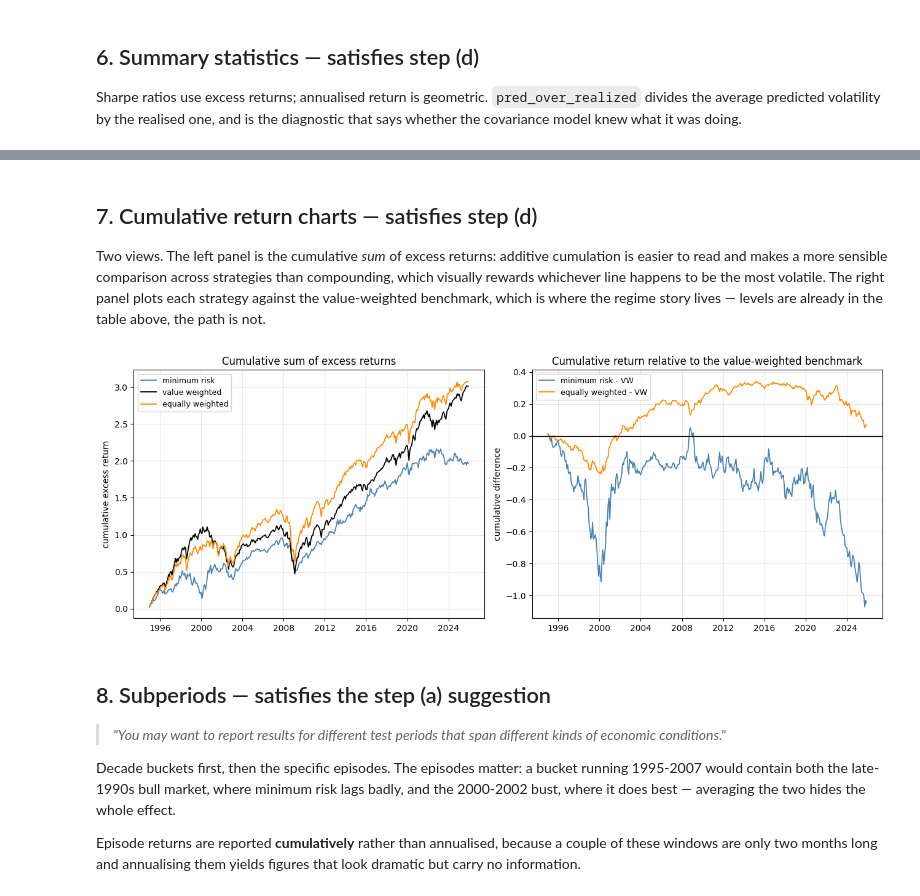
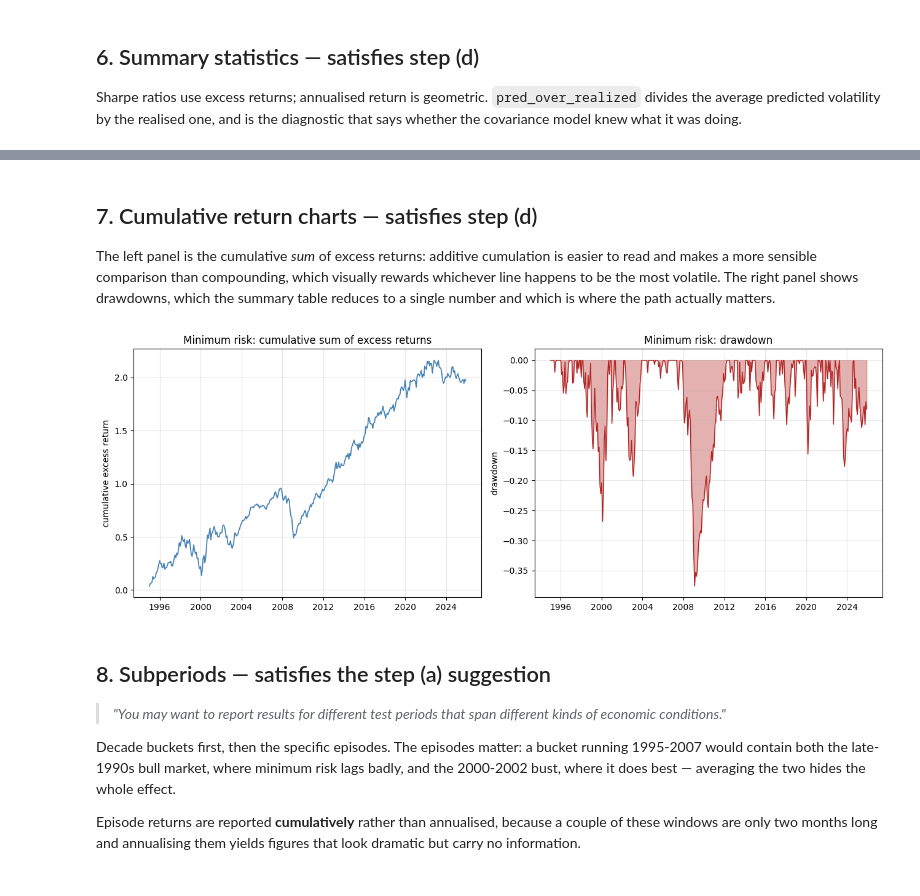
Before and after one commit to Yolandayx929/Fall26-Financial-Optimization-Final-Project, a Jupyter notebook: analysis/min_risk_port.ipynb, the cells around one changed output, grey strips where cells are left out. Drawn from its saved outputs; the diff is of its cells as text; code cells hidden in the pictures.

```diff
--- a/min_risk_port.ipynb
+++ b/analysis/min_risk_port.ipynb
@@ -375,19 +373,22 @@ for name, w in weights.items():
     assert np.allclose(w.sum(axis=1), 1.0), f"{name}: weights do not sum to 1"
     assert (w.fillna(0) >= -1e-12).all().all(), f"{name}: negative weight found"
 
-# The equally weighted return must equal the plain cross-sectional mean of the universe.
-d0 = weights["ew"].index[0]
-uni0 = weights["ew"].loc[d0].dropna().index
-nxt0 = idx[idx.get_loc(d0) + 1]
-assert np.isclose(panel.loc[(nxt0, "ew"), "ret"], rets.loc[nxt0, uni0].mean())
+# Independently recompute a month's portfolio return from the stored weights and the
+# raw return panel, to confirm the backtest's own accounting.
+w_mr = weights["min_risk"]
+for d in [w_mr.index[0], w_mr.index[len(w_mr) // 2], w_mr.index[-1]]:
+    wd = w_mr.loc[d].dropna()
+    nxt = idx[idx.get_loc(d) + 1]
+    recomputed = float((wd * rets.loc[nxt, wd.index].fillna(rf.loc[nxt])).sum())
+    assert np.isclose(panel.loc[(nxt, "min_risk"), "ret"], recomputed), f"mismatch at {nxt}"
 
 # Out-of-sample returns must be untouched.
 assert rets.max().max() > 20, "raw returns appear to have been modified"
 
 print("all checks passed:")
 print(f"  372 out-of-sample months")
-print(f"  weights sum to 1 and are non-negative for all strategies")
-print(f"  EW return reproduces the cross-sectional mean")
+print(f"  weights sum to 1 and are non-negative")
+print(f"  portfolio returns reproduce an independent recomputation from stored weights")
 print(f"  out-of-sample returns were not winsorised or clipped")
 # %% [output]
 all checks passed:
@@ -431,32 +431,26 @@ Sharpe:  min risk 0.499 | VW 0.656 | EW 0.631
 # %% [markdown]
 ## 7. Cumulative return charts — satisfies step (d)
 
-Two views. The left panel is the cumulative *sum* of excess returns: additive cumulation
-is easier to read and makes a more sensible comparison across strategies than compounding,
-which visually rewards whichever line happens to be the most volatile. The right panel
-plots each strategy against the value-weighted benchmark, which is where the regime story
-lives — levels are already in the table above, the path is not.
+The left panel is the cumulative *sum* of excess returns: additive cumulation is easier to
+read and makes a more sensible comparison than compounding, which visually rewards whichever
+line happens to be the most volatile. The right panel shows drawdowns, which the summary
+table reduces to a single number and which is where the path actually matters.
 # %%
-wide = panel.exret.unstack("strategy")
-labels = {"min_risk": "minimum risk", "vw": "value weighted", "ew": "equally weighted"}
-colors = {"min_risk": "steelblue", "vw": "black", "ew": "darkorange"}
-periods = pd.PeriodIndex([str(d) for d in wide.index], freq="M").to_timestamp()
+periods = pd.PeriodIndex([str(d) for d in mr_panel.index], freq="M").to_timestamp()
+cum = (1 + mr_panel.ret.values).cumprod()
+drawdown = cum / np.maximum.accumulate(cum) - 1.0
 
 fig, ax = plt.subplots(1, 2, figsize=(13, 4.8))
-for s in ["min_risk", "vw", "ew"]:
-    ax[0].plot(periods, wide[s].cumsum(), label=labels[s], color=colors[s], lw=1.3)
-ax[0].set_title("Cumulative sum of excess returns")
-ax[0].set_ylabel("cumulative excess return"); ax[0].legend(fontsize=9)
+ax[0].plot(periods, mr_panel.exret.cumsum(), color="steelblue", lw=1.3)
+ax[0].set_title("Minimum risk: cumulative sum of excess returns")
+ax[0].set_ylabel("cumulative excess return")
 
-for s in ["min_risk", "ew"]:
-    ax[1].plot(periods, (wide[s] - wide["vw"]).cumsum(), label=f"{labels[s]} - VW",
-               color=colors[s], lw=1.3)
-ax[1].axhline(0, color="black", lw=1)
-ax[1].set_title("Cumulative return relative to the value-weighted benchmark")
-ax[1].set_ylabel("cumulative difference"); ax[1].legend(fontsize=9)
+ax[1].fill_between(periods, drawdown, 0, color="firebrick", alpha=0.35)
+ax[1].plot(periods, drawdown, color="firebrick", lw=1)
+ax[1].set_title("Minimum risk: drawdown"); ax[1].set_ylabel("drawdown")
 plt.tight_layout(); plt.show()
 # %% [output]
-[figure, old version]
+[figure, new version]
 # %% [markdown]
 ## 8. Subperiods — satisfies the step (a) suggestion
 
```
Also changed, not shown: parts of 14 cells of this notebook, 4 other files.
